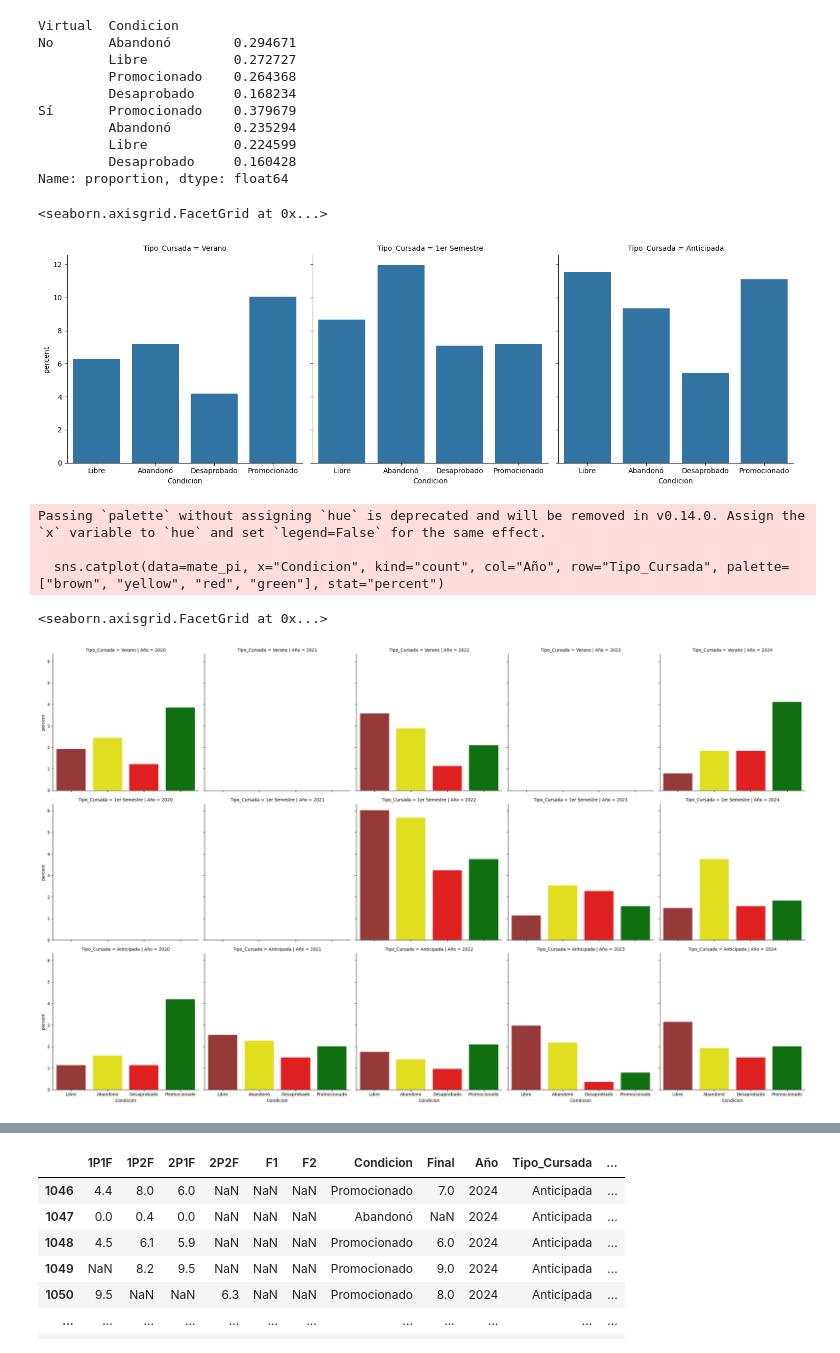
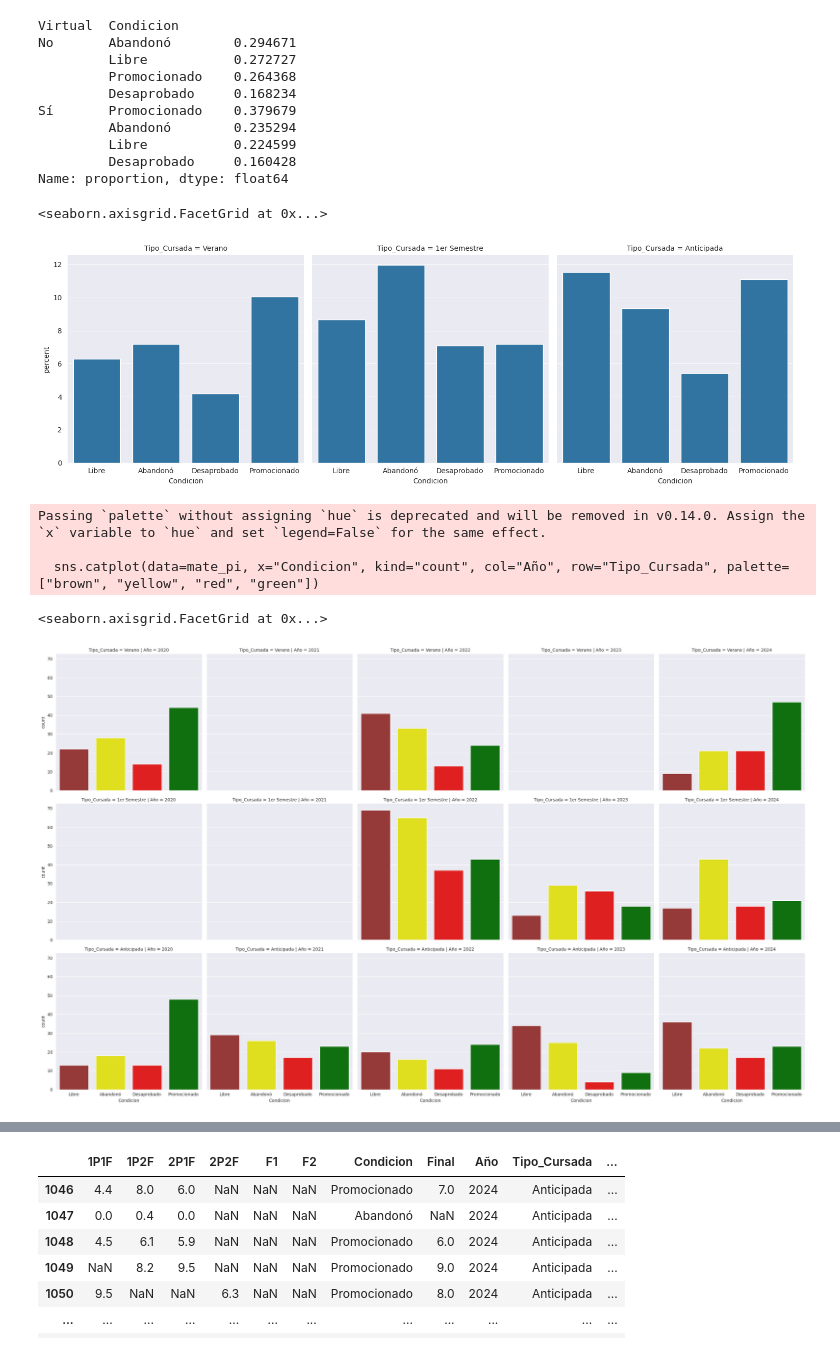
Before and after one commit to juanjogervasio/Intro-courses-analysis, a Jupyter notebook: Mate_PI_Analysis.ipynb, the cells around one changed output, grey strips where cells are left out. Drawn from its saved outputs; the diff is of its cells as text; code cells hidden in the pictures.

```diff
--- a/Mate_PI_Analysis.ipynb
+++ b/Mate_PI_Analysis.ipynb
@@ -3,6 +3,8 @@ import pandas as pd
 import seaborn as sns
 import numpy as np
 import matplotlib.pyplot as plt
+
+sns.set_style("darkgrid")
 # %%
 mate_pi = pd.read_csv("Mate_PI_2020_2024.csv", index_col=0, dtype={"Condicion":"category", "Tipo_Cursada":"category"})
 # %%
@@ -102,15 +104,15 @@ Name: proportion, dtype: float64
 sns.catplot(data=mate_pi, x="Condicion", kind="count", col="Tipo_Cursada", stat="percent")
 # %% [output]
 <seaborn.axisgrid.FacetGrid at 0x...>
-[figure, old version]
+[figure, new version]
 # %%
-sns.catplot(data=mate_pi, x="Condicion", kind="count", col="Año", row="Tipo_Cursada", palette=["brown", "yellow", "red", "green"], stat="percent")
+sns.catplot(data=mate_pi, x="Condicion", kind="count", col="Año", row="Tipo_Cursada", palette=["brown", "yellow", "red", "green"])
 # %% [output]
 Passing `palette` without assigning `hue` is deprecated and will be removed in v0.14.0. Assign the `x` variable to `hue` and set `legend=False` for the same effect.
 
-  sns.catplot(data=mate_pi, x="Condicion", kind="count", col="Año", row="Tipo_Cursada", palette=["brown", "yellow", "red", "green"], stat="percent")
+  sns.catplot(data=mate_pi, x="Condicion", kind="count", col="Año", row="Tipo_Cursada", palette=["brown", "yellow", "red", "green"])
 <seaborn.axisgrid.FacetGrid at 0x...>
-[figure, old version]
+[figure, new version]
 # %%
 Verano_2020=mate_pi[ (mate_pi["Año"] == 2020) & (mate_pi["Tipo_Cursada"] == "Verano")]
 # %%
```
Also changed, not shown: parts of 57 cells of this notebook.
